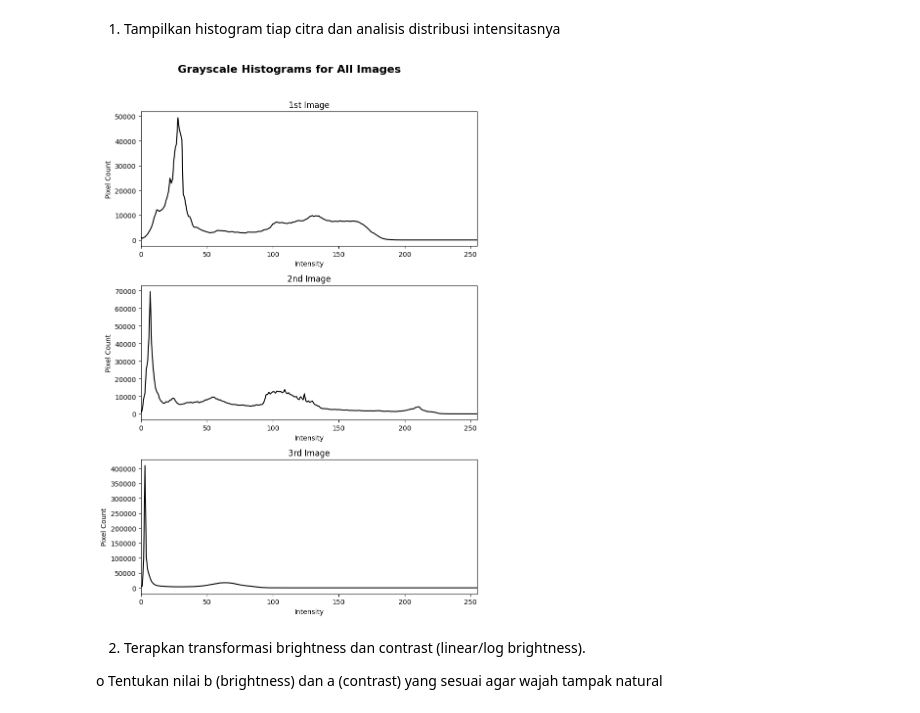
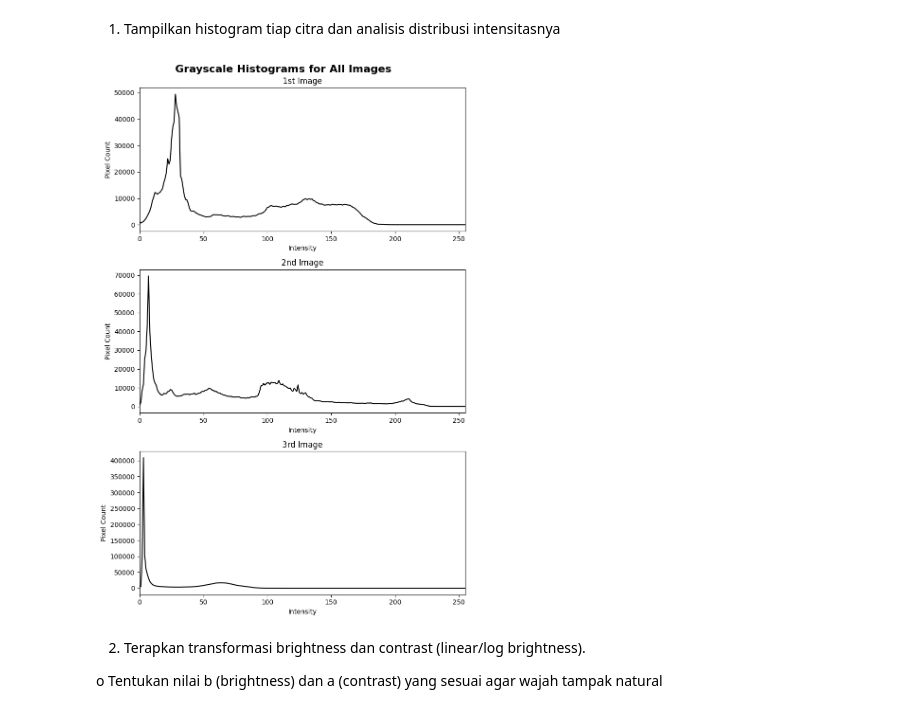
Before and after one commit to Valtern/PCVK_Ganjil_2025, a Jupyter notebook: week_7.ipynb, the cells around one changed output. Cells and saved outputs as stored; diff of their text form; code cells hidden in the pictures.

```diff
--- a/week_7.ipynb
+++ b/week_7.ipynb
@@ -24,27 +24,27 @@ from PIL import Image as im
 # %%
 img1 = cv.imread('/content/drive/MyDrive/PCVK/Image/img1fnormal.jpeg', cv.IMREAD_GRAYSCALE)
 img2 = cv.imread('/content/drive/MyDrive/PCVK/Image/img2fhalfbrighthalfdark.jpeg', cv.IMREAD_GRAYSCALE)
 img3 = cv.imread('/content/drive/MyDrive/PCVK/Image/img3fdark.jpeg', cv.IMREAD_GRAYSCALE)
 
 images = [img1, img2, img3]
 titles = ['1st Image', '2nd Image', '3rd Image']
 
 fig, axs = plt.subplots(3, 1, figsize=(8, 12))
 fig.suptitle('Grayscale Histograms for All Images', fontsize=16, fontweight='bold')
 
 for i, img in enumerate(images):
     hist = cv.calcHist([img], [0], None, [256], [0, 256])
 
     axs[i].plot(hist, color='black')
     axs[i].set_title(titles[i])
     axs[i].set_xlabel('Intensity')
     axs[i].set_ylabel('Pixel Count')
     axs[i].set_xlim([0, 255])
 
-plt.tight_layout(rect=[0, 0.03, 1, 0.96])
+plt.tight_layout()
 plt.show()
 # %% [output]
-[figure, old version]
+[figure, new version]
 # %% [markdown]
 2. Terapkan transformasi brightness dan contrast (linear/log brightness).
 
```
Also changed, not shown: parts of 2 cells of this notebook.
